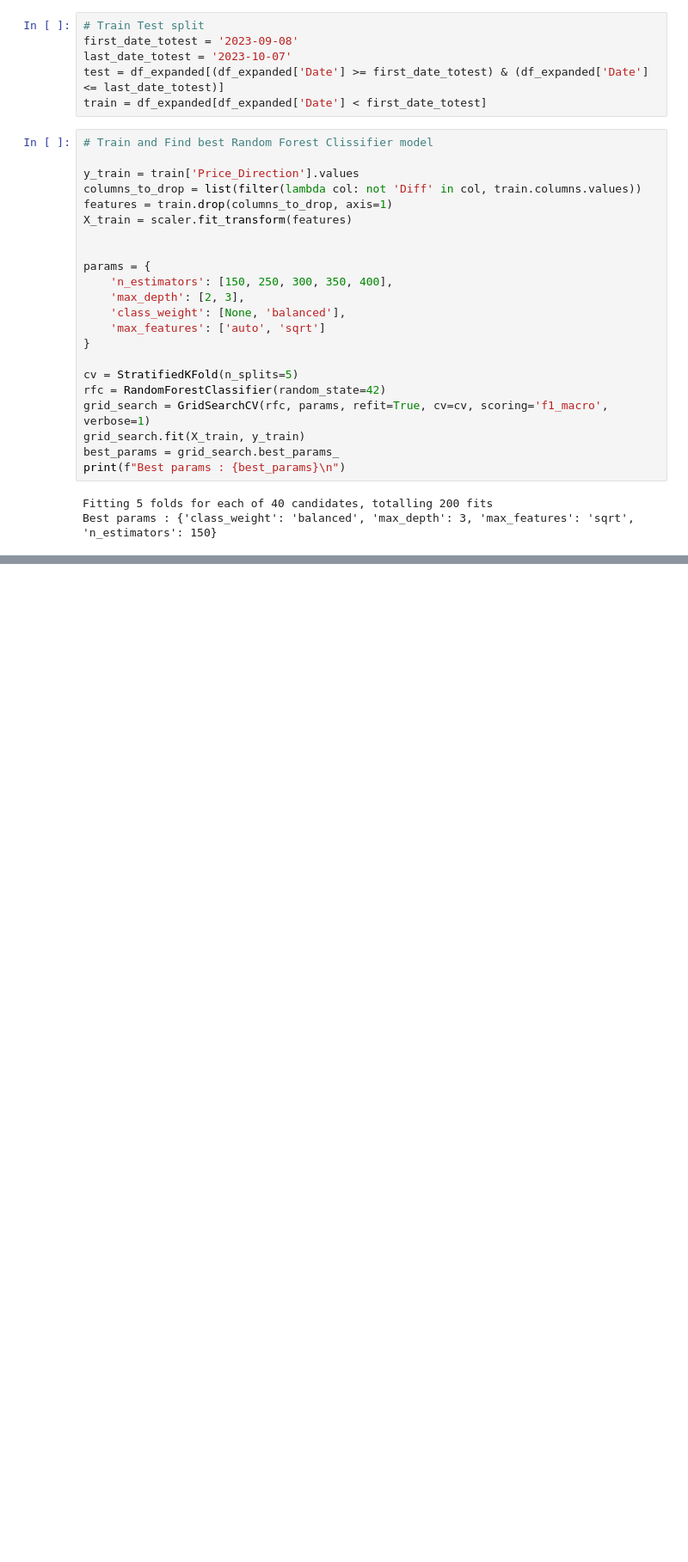
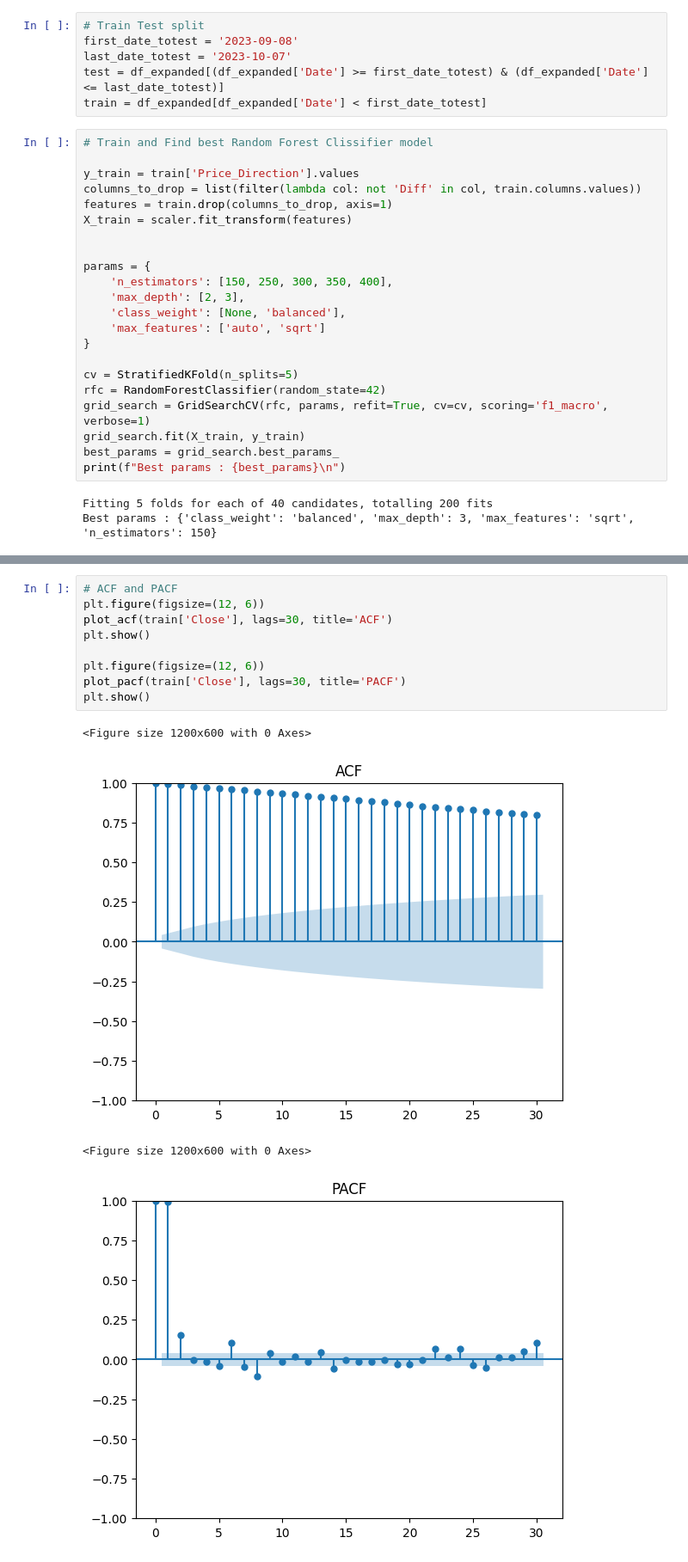
Before and after one commit to abariow/crypto-market-analysis, a Jupyter notebook: Q3.ipynb, the cells around one changed output, grey strips where cells are left out. Shown at 86% size. Drawn from its saved outputs; the diff is of its cells as text; blank space fills up the shorter version.

```diff
--- a/Q3.ipynb
+++ b/Q3.ipynb
@@ -615,0 +634,14 @@ ROC AUC score : 0.5694444444444444
+# %%
+# ACF and PACF
+plt.figure(figsize=(12, 6))
+plot_acf(train['Close'], lags=30, title='ACF')
+plt.show()
+
+plt.figure(figsize=(12, 6))
+plot_pacf(train['Close'], lags=30, title='PACF')
+plt.show()
+# %% [output]
+<Figure size 1200x600 with 0 Axes>
+[figure, added]
+<Figure size 1200x600 with 0 Axes>
+[figure, added]
```
Also changed, not shown: parts of 6 cells of this notebook.
